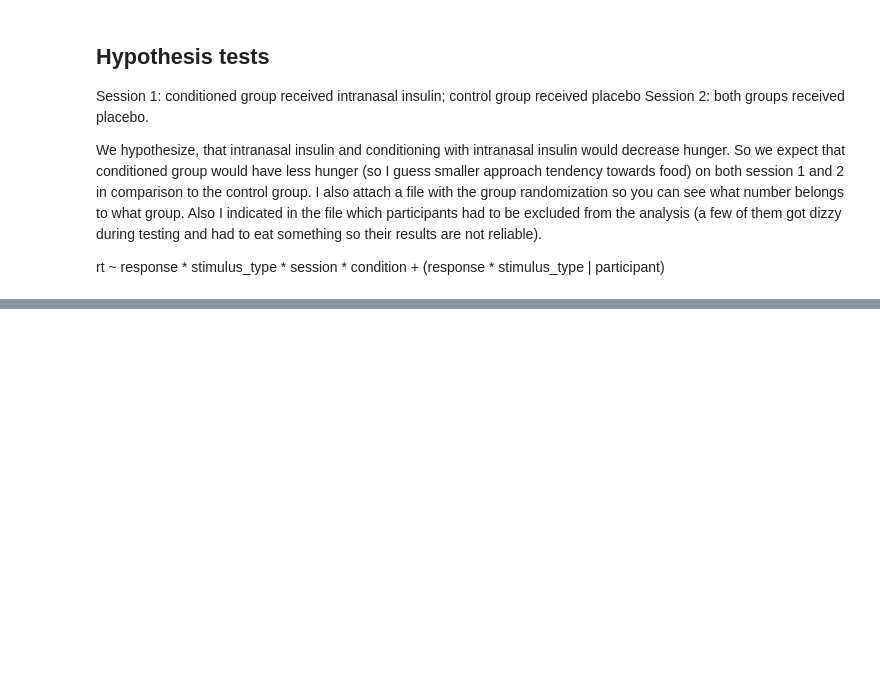
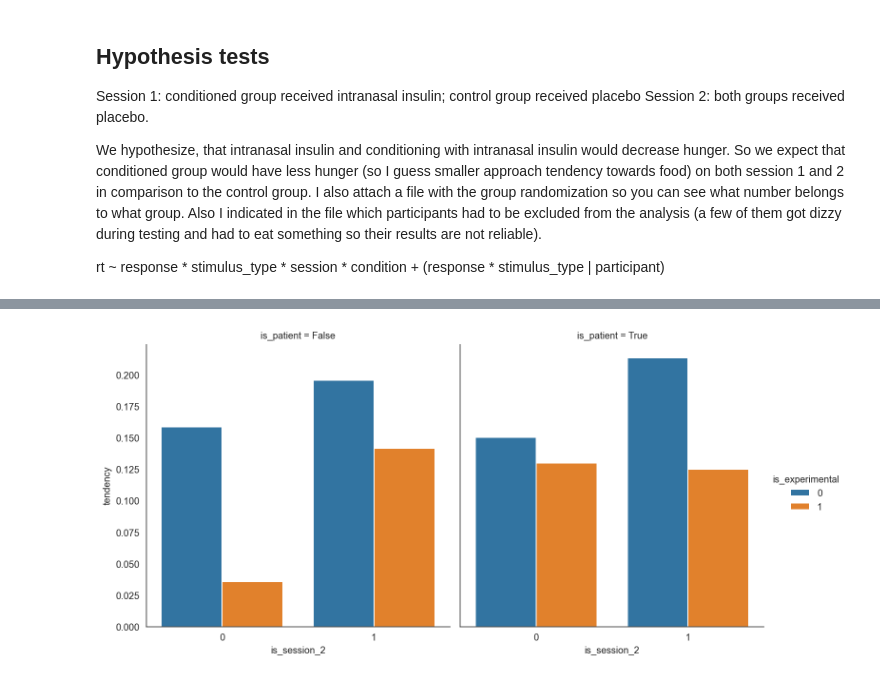
Before and after one commit to hgzech/insulin, a Jupyter notebook: 01_analysis.ipynb, the cells around one changed output, grey strips where cells are left out. Saved outputs shown, nothing was run; the diff lists cells and outputs as text; code cells hidden in the pictures; blank space fills up the shorter version.

```diff
--- a/01_analysis.ipynb
+++ b/01_analysis.ipynb
@@ -330,5 +347,7 @@ pd.crosstab(data[data.analysis].is_food, data[data.analysis].is_pull)
 # %%
-r_data = data[data.analysis][['participant','is_session_2','is_experimental','is_pull','is_food','rt_inv','force']]
+r_data = data[data.analysis][['participant','is_session_2','is_experimental','is_pull','response','is_food','rt_inv','force','is_female','is_patient']]
+# %%
+r_data['is_patient'] = r_data.is_patient.astype(int)
 # %%
 r_data.to_csv('data/processed/analysis_data.csv', sep = ';')
 # %%
@@ -360,0 +396,20 @@ Use print(object, correlation=TRUE)  or
+# %%
+def getTendency(data, groupby = 'participant', dep = 'rt_inv', valid = [], aggfunc = np.mean, expand = False):
+    filtered = data[valid] if len(valid) else data
+    agg = filtered.pivot_table(columns='response', index = groupby, values = dep)
+    agg['tendency'] = agg['pull'] - agg['push']
+    return data.join(agg, on=groupby)['tendency'] if expand else agg['tendency']
+
+def getBias(data, target = 'is_target', valid = [], **kwargs):
+    valid_target =  (data[target]==True)  & valid if len(valid) else (data[target]==True)
+    valid_control = (data[target]==False) & valid if len(valid) else (data[target]==False)
+    target_tendency  = getTendency(data, valid = valid_target, **kwargs)
+    control_tendency = getTendency(data, valid = valid_control, **kwargs)
+    return target_tendency - control_tendency
+# %%
+rt_biases = getBias(r_data, groupby= ['participant','is_session_2','is_experimental','is_patient','is_female'],target = 'is_food').reset_index()
+# %%
+import seaborn as sns
+g = sns.catplot(x="is_session_2", y="tendency", hue="is_experimental", col="is_patient", kind = 'bar', ci = None, data=rt_biases)
+# %% [output]
+[figure, added]
```
Also changed, not shown: parts of 14 cells of this notebook, 5 other files.
